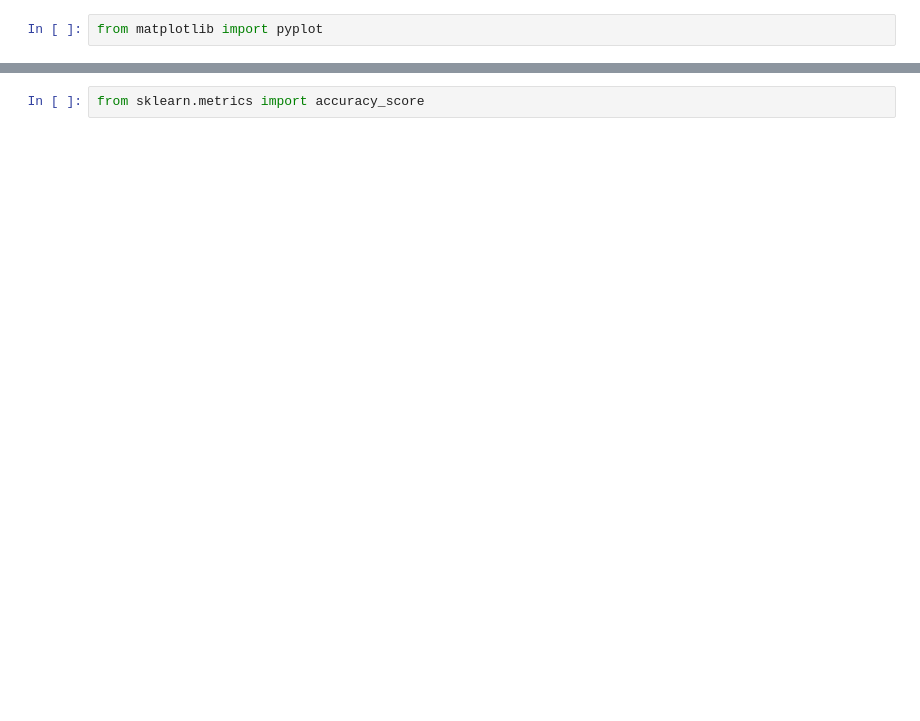
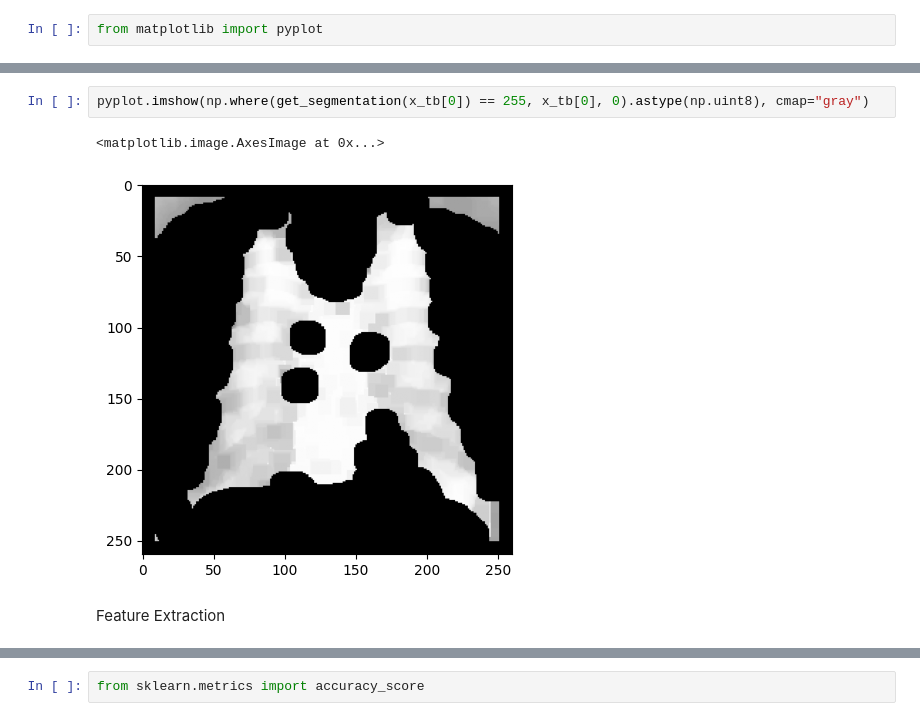
Before and after one commit to rifda83/pacd-kelp4, a Jupyter notebook: code.ipynb, the cells around one changed output, grey strips where cells are left out. Saved outputs shown, nothing was run; the diff lists cells and outputs as text; blank space fills up the shorter version.

```diff
--- a/code.ipynb
+++ b/code.ipynb
@@ -103,3 +239,10 @@ pyplot.imshow(segment(x_tb[0]))
+# %%
+pyplot.imshow(np.where(get_segmentation(x_tb[0]) == 255, x_tb[0], 0).astype(np.uint8), cmap="gray")
+# %% [output]
+<matplotlib.image.AxesImage at 0x...>
+[figure, added]
+# %% [markdown]
+Feature Extraction
 # %%
 np.array(x_tb).shape
 # %% [output]
```
Also changed, not shown: parts of 68 cells of this notebook.
